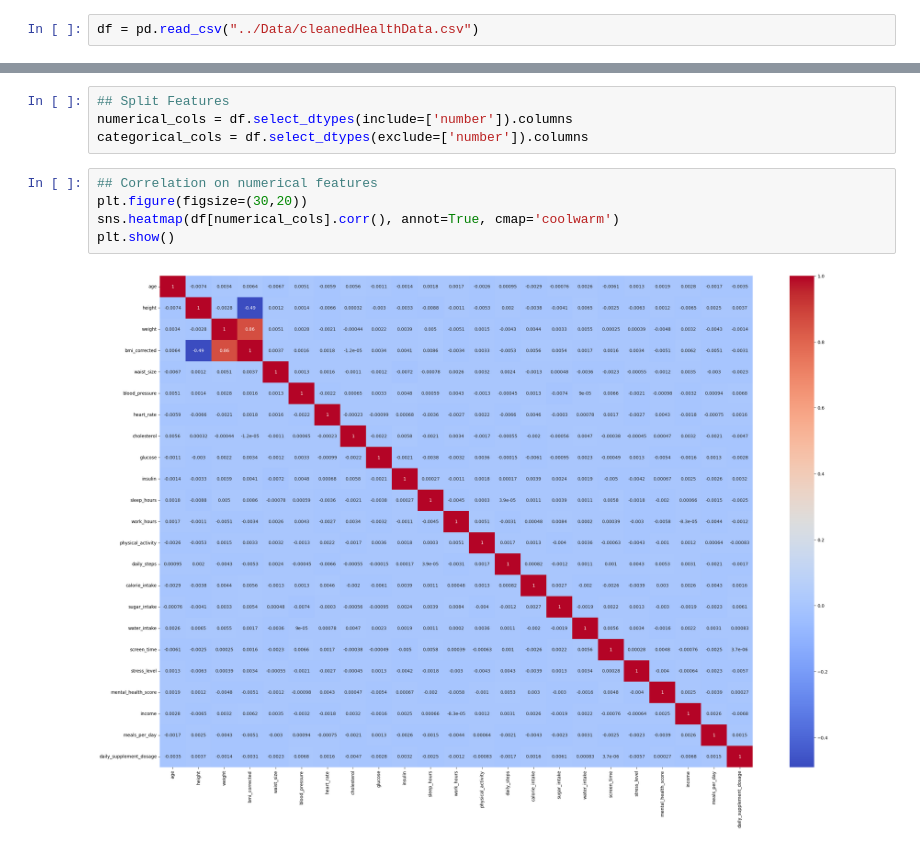
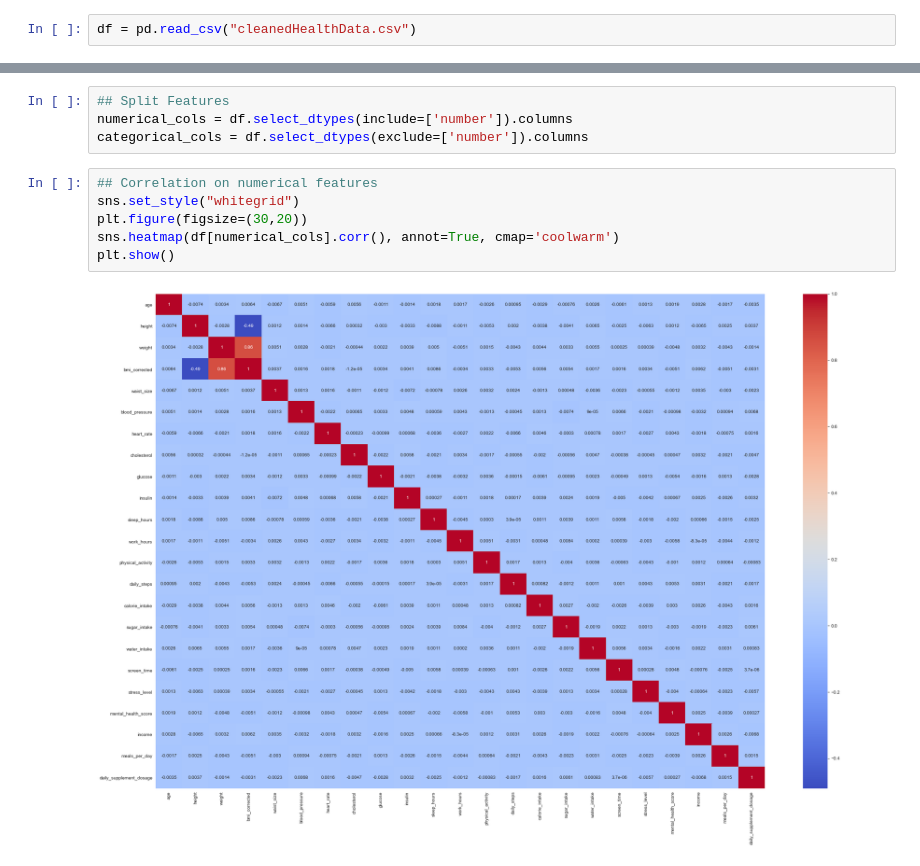
Before and after one commit to ISYE7406-Fall2025/Health_Lifestyle_ML, a Jupyter notebook: EDA/EDA.ipynb, the cells around one changed output, grey strips where cells are left out. Saved outputs shown, nothing was run; the diff lists cells and outputs as text.

```diff
--- a/EDA/EDA.ipynb
+++ b/EDA/EDA.ipynb
@@ -6,7 +6,7 @@ import pandas as pd
 import seaborn as sns
 import matplotlib.pyplot as plt
 # %%
-df = pd.read_csv("../Data/cleanedHealthData.csv")
+df = pd.read_csv("cleanedHealthData.csv")
 # %%
 df.head()
 # %% [output]
@@ -43,11 +43,12 @@ numerical_cols = df.select_dtypes(include=['number']).columns
 categorical_cols = df.select_dtypes(exclude=['number']).columns
 # %%
 ## Correlation on numerical features
+sns.set_style("whitegrid")
 plt.figure(figsize=(30,20))
 sns.heatmap(df[numerical_cols].corr(), annot=True, cmap='coolwarm')
 plt.show()
 # %% [output]
-[figure, old version]
+[figure, new version]
 # %%
 ## Boxplot for numerical features
 
```
Also changed, not shown: parts of 2 cells of this notebook.
